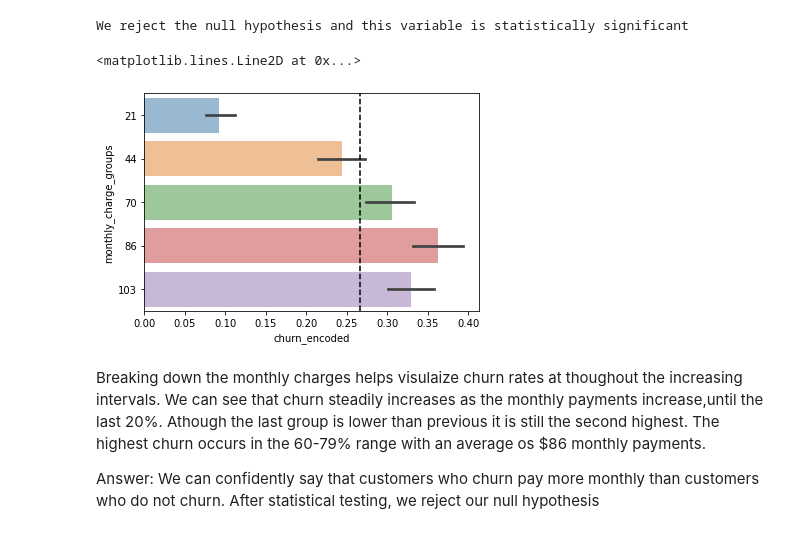
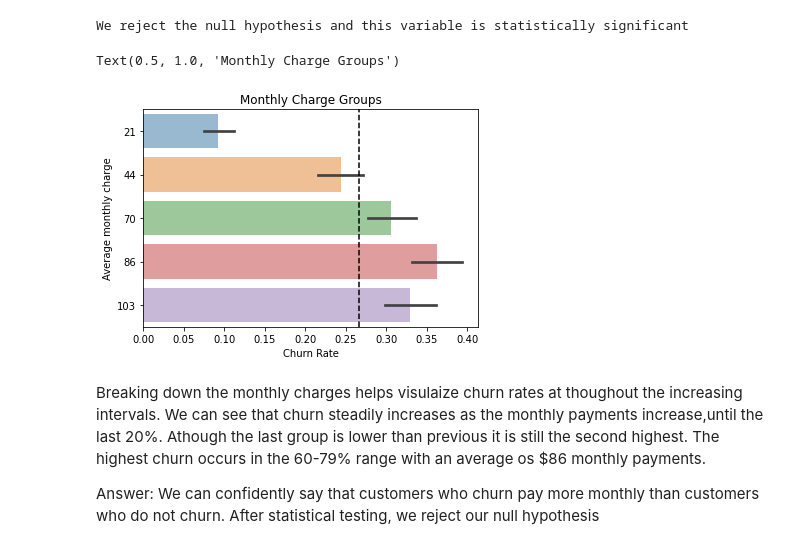
Before and after one commit to JaradAng/Classification-Project---Churn-Prediction, a Jupyter notebook: final_telco_churn.ipynb, the cells around one changed output. Saved outputs shown, nothing was run; the diff lists cells and outputs as text; code cells hidden in the pictures.

```diff
--- a/final_telco_churn.ipynb
+++ b/final_telco_churn.ipynb
@@ -267,10 +270,13 @@ We reject the null hypothesis and this variable is statistically significant
 # %%
 # Breaking down the monthly charges into 5 equal sessions to see where churn occurs the most. Chart has overal churn mean as the black line
 sns.barplot(x = 'churn_encoded', y ='monthly_charge_groups', data=telco_train, alpha=.5)
 plt.axvline(telco_train.churn_encoded.mean(), ls = '--', color = 'black')
+plt.xlabel('Churn Rate')
+plt.ylabel('Average monthly charge')
+plt.title('Monthly Charge Groups')
 # %% [output]
-<matplotlib.lines.Line2D at 0x...>
+Text(0.5, 1.0, 'Monthly Charge Groups')
-[figure, old version]
+[figure, new version]
 # %% [markdown]
 Breaking down the monthly charges helps visulaize churn rates at thoughout the increasing intervals. We can see that churn steadily increases as the monthly payments increase,until the last 20%. Athough the last group is lower than previous it is still the second highest. The highest churn occurs in the 60-79% range with an average os $86 monthly payments.
 
```
Also changed, not shown: parts of 13 cells of this notebook.
